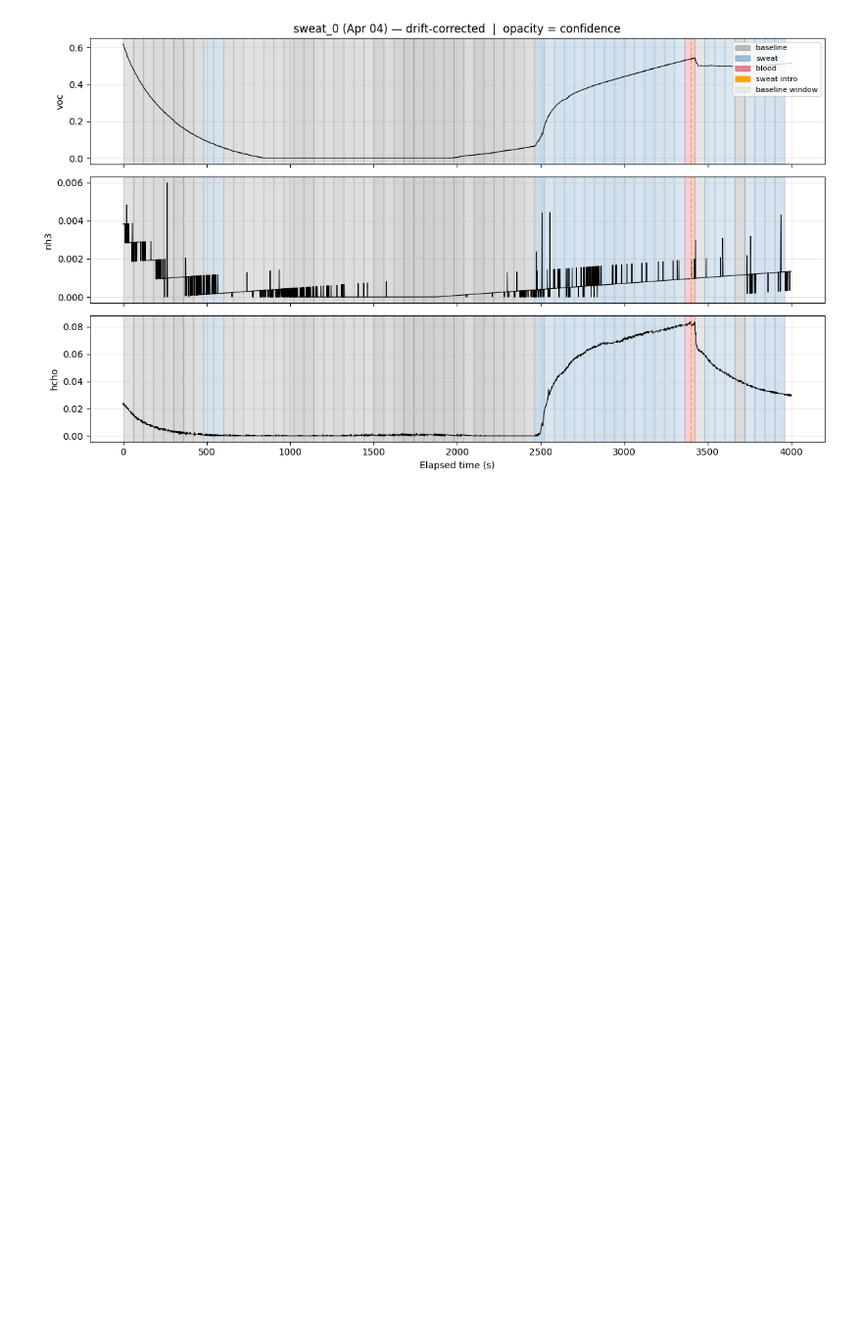
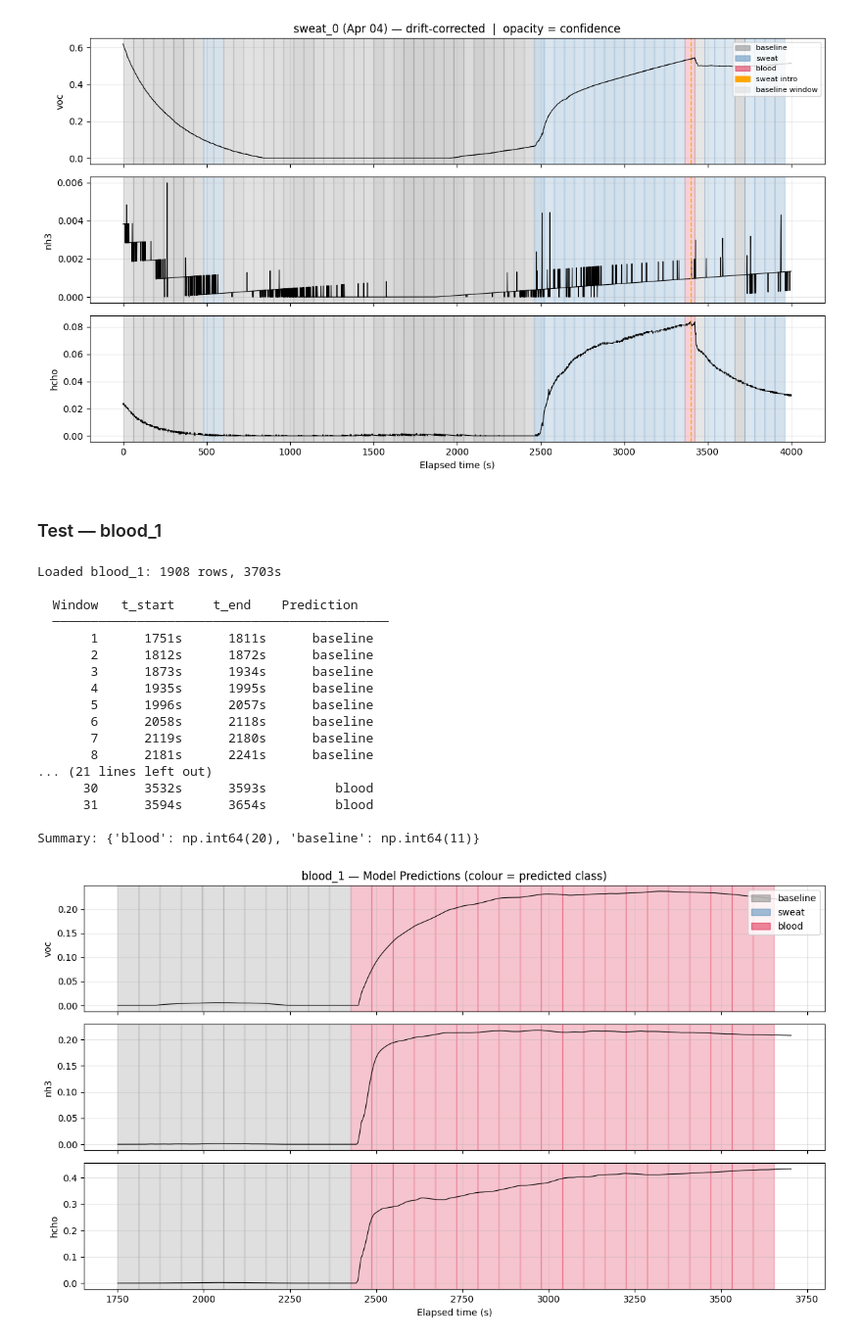
Before and after one commit to brenthoang12/gas-injury-detection, a Jupyter notebook: experiment-data-clean/combined.ipynb, the cells around one changed output. Shown at 98% size. Cells and saved outputs as stored; diff of their text form; code cells hidden in the pictures; blank space fills up the shorter version.

```diff
--- a/experiment-data-clean/combined.ipynb
+++ b/experiment-data-clean/combined.ipynb
@@ -802,3 +802,26 @@ Drift correction  (baseline 500–2400s,  1901 rows)
 
 Summary: {'baseline': np.int64(41), 'sweat': np.int64(24), 'blood': np.int64(1)}
 [figure]
+# %% [markdown]
+### Test — blood_1
+# %%
+classify_session("blood_1", "blood_1")
+# %% [output]
+Loaded blood_1: 1908 rows, 3703s
+
+  Window   t_start     t_end    Prediction
+  ────────────────────────────────────────────
+       1      1751s      1811s      baseline
+       2      1812s      1872s      baseline
+       3      1873s      1934s      baseline
+       4      1935s      1995s      baseline
+       5      1996s      2057s      baseline
+       6      2058s      2118s      baseline
+       7      2119s      2180s      baseline
+       8      2181s      2241s      baseline
+... (21 lines left out)
+      30      3532s      3593s         blood
+      31      3594s      3654s         blood
+
+Summary: {'blood': np.int64(20), 'baseline': np.int64(11)}
+[figure, added]
```
Also changed, not shown: 8 other files.
